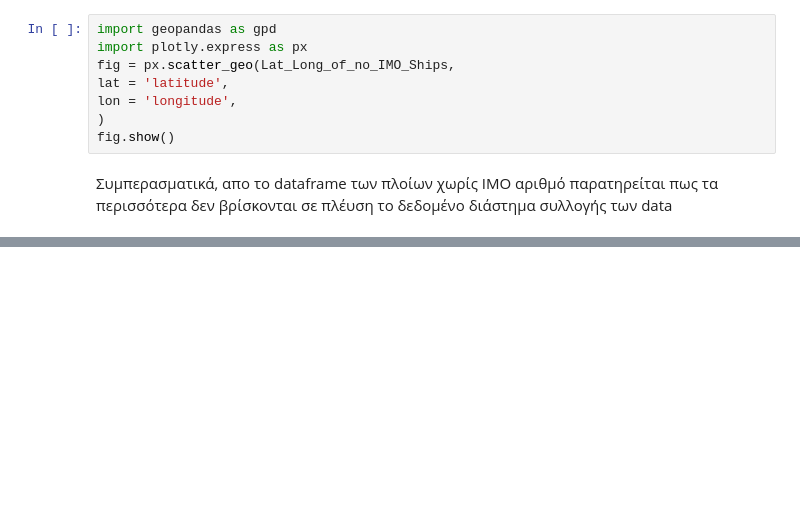
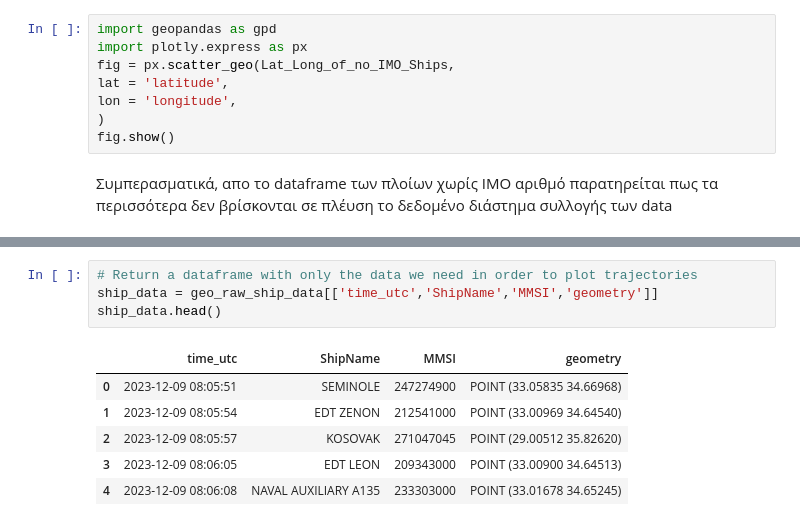
Before and after one commit to HUA-Applied-EFP01/data-analysis-233, a Jupyter notebook: data_analysis.ipynb, the cells around one changed output, grey strips where cells are left out. Cells and saved outputs as stored; diff of their text form; blank space fills up the shorter version.

```diff
--- a/data_analysis.ipynb
+++ b/data_analysis.ipynb
@@ -398,0 +416,11 @@ fig.show()
+# %%
+# Return a dataframe with only the data we need in order to plot trajectories
+ship_data = geo_raw_ship_data[['time_utc','ShipName','MMSI','geometry']]
+ship_data.head()
+# %% [output]
+|  | time_utc | ShipName | MMSI | geometry |
+| 0 | 2023-12-09 08:05:51 | SEMINOLE | 247274900 | POINT (33.05835 34.66968) |
+| 1 | 2023-12-09 08:05:54 | EDT ZENON | 212541000 | POINT (33.00969 34.64540) |
+| 2 | 2023-12-09 08:05:57 | KOSOVAK | 271047045 | POINT (29.00512 35.82620) |
+| 3 | 2023-12-09 08:06:05 | EDT LEON | 209343000 | POINT (33.00900 34.64513) |
+| 4 | 2023-12-09 08:06:08 | NAVAL AUXILIARY A135 | 233303000 | POINT (33.01678 34.65245) |
```
Also changed, not shown: parts of 9 cells of this notebook.
